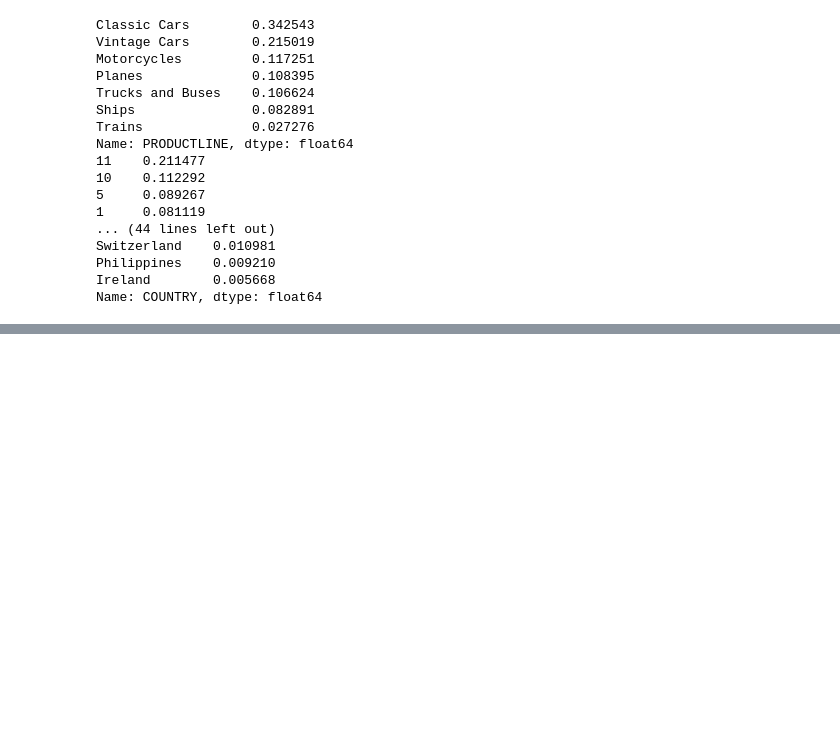
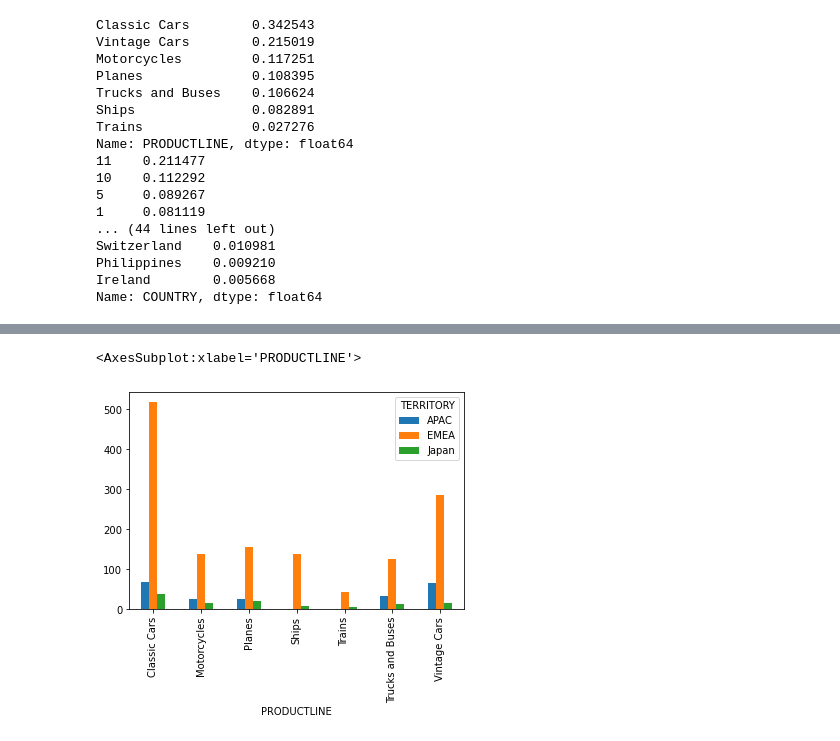
Before and after one commit to malouche/DSC2spring2022, a Jupyter notebook: Project Folder/Data Science Assignment 1.ipynb, the cells around one changed output, grey strips where cells are left out. Saved outputs shown, nothing was run; the diff lists cells and outputs as text; code cells hidden in the pictures; blank space fills up the shorter version.

```diff
--- a/Project Folder/Data Science Assignment 1.ipynb
+++ b/Project Folder/Data Science Assignment 1.ipynb
@@ -131,5 +132,8 @@ grouped['#Specific Variable#'].value_counts().unstack().plot(kind="barh")
 # %%
 #Barplot 2
-grouped['#Specific Variable#'].value_counts().unstack().plot(kind="barh")
+grouped['TERRITORY'].value_counts().unstack().plot(kind="bar")
+# %% [output]
+<AxesSubplot:xlabel='PRODUCTLINE'>
+[figure, added]
 # %%
 #Density Plot 1
```
Also changed, not shown: parts of 5 cells of this notebook, 1 other file.
